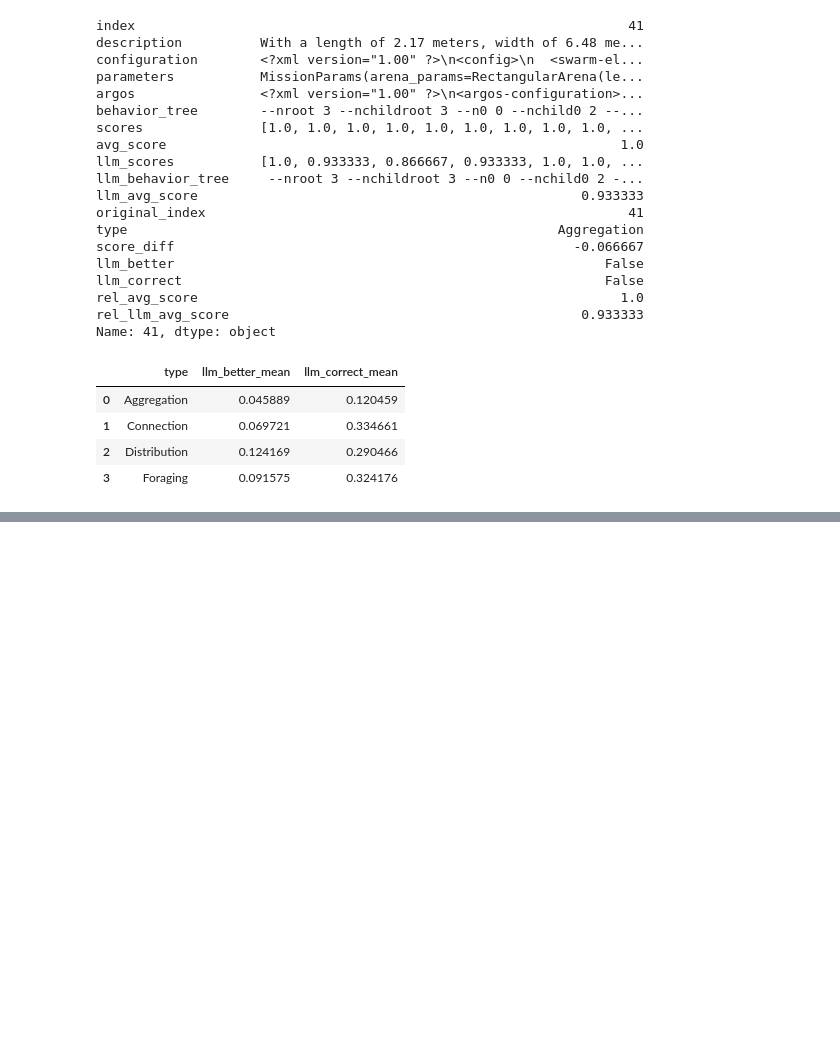
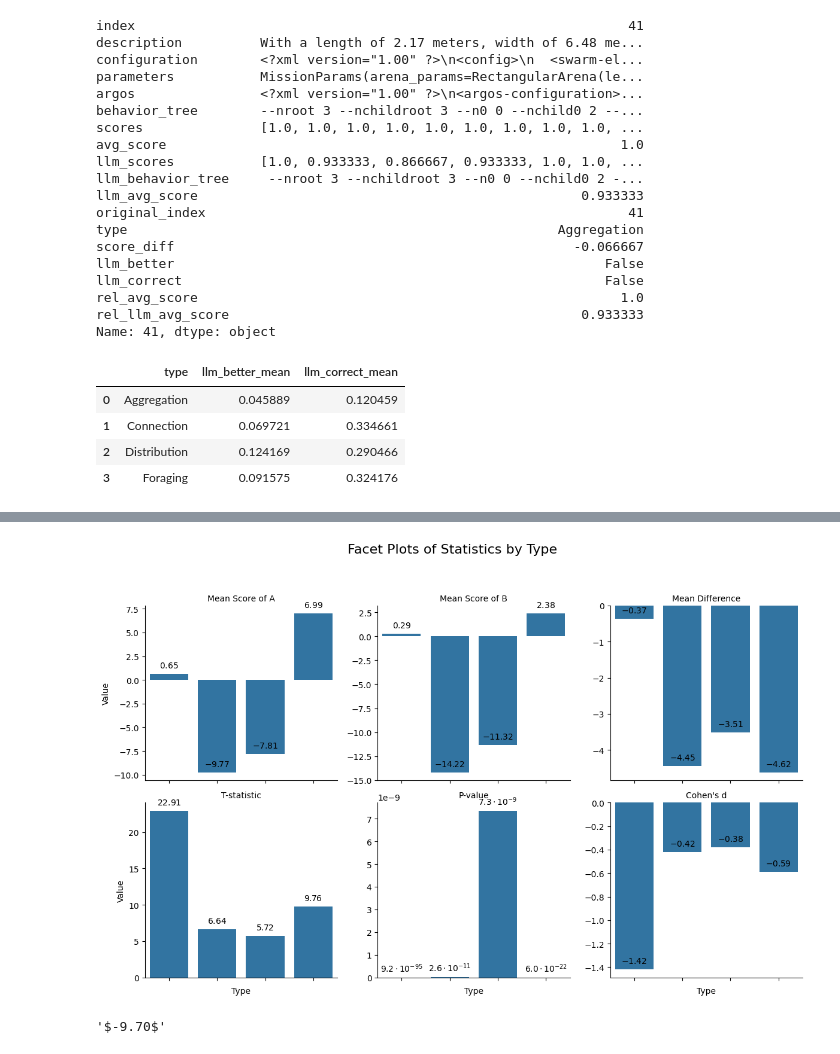
Before and after one commit to julianjandeleit/thesis_llm_collective_behavior_generation, a Jupyter notebook: analysis_notebooks/llm_comparative_analysis.ipynb, the cells around one changed output, grey strips where cells are left out. Cells and saved outputs as stored; diff of their text form; code cells hidden in the pictures; blank space fills up the shorter version.

Commit message:
statistics comparison

```diff
--- a/analysis_notebooks/llm_comparative_analysis.ipynb
+++ b/analysis_notebooks/llm_comparative_analysis.ipynb
@@ -267,0 +354,9 @@ df.groupby('type').agg(
+# %%
+def apply_comparison(group):
+        comparison_df = convert_to_comparison_df(group)
+        return compare_methods(comparison_df, "Method", "Score", "A", "B")
+
+    # Group by the type column and apply the comparison functionres =
+res = df.groupby("type").apply(apply_comparison)
+results = {name: result for name, result in res.items()}
+results
@@ -267,0 +381,67 @@ df.groupby('type').agg(
+# %%
+import pandas as pd
+import seaborn as sns
+import matplotlib.pyplot as plt
+
+# Convert the dictionary to a DataFrame
+results_df = pd.DataFrame.from_dict({k: v for k, v in results.items()}, orient='index')
+
+# Reset index to have 'Type' as a column
+results_df.reset_index(inplace=True)
+results_df.rename(columns={'index': 'Type'}, inplace=True)
+
+# Melt the DataFrame for easier plotting
+melted_df = results_df.melt(id_vars='Type', value_vars=['Mean Score of A', 'Mean Score of B', 'Mean Difference', 'T-statistic', 'P-value', "Cohen's d"],
+                             var_name='Statistic', value_name='Value')
+
+# Create a FacetGrid
+g = sns.FacetGrid(melted_df, col='Statistic', col_wrap=3, height=4, sharey=False)
+g.map(sns.barplot, 'Type', 'Value', order=results_df['Type'])
+
+# Function to annotate bars with their values in LaTeX-style exponential format
+def format_exponential(number):
+    """Format a number in LaTeX-style exponential notation."""
+    if number == 0:
+        return r'$0$'
+
+    # Calculate the exponent and coefficient
+    exponent = int(np.floor(np.log10(abs(number))))
+    coefficient = number / 10**exponent
+
+    if abs(exponent) <= 1:
+        return r'${:.2f}$'.format(number)
+    # Format the string in LaTeX style
+    formatted_string = r'${:.1f} \cdot 10^{{{}}}$'.format(coefficient, exponent)
+
+    return formatted_string
+
+def annotate_bars(ax):
+    for p in ax.patches:
+        height = p.get_height()
+
+        ax.annotate(format_exponential(height),  # LaTeX-style formatting
+                    (p.get_x() + p.get_width() / 2., height),
+                    ha='center', va='bottom',
+                    fontsize=10,
+                    xytext=(0, 5),  # Offset text
+                    textcoords='offset points')
+
+# Apply the annotation function to each facet
+for ax in g.axes.flatten():
+    annotate_bars(ax)
+
+# Set x-tick labels and titles
+g.set_xticklabels(rotation=45)
+g.set_titles(col_template="{col_name}")
+g.set_axis_labels("Type", "Value")
+g.fig.suptitle('Facet Plots of Statistics by Type', fontsize=16)
+plt.subplots_adjust(top=0.85)  # Adjust title position
+plt.show()
+# %% [output]
+[figure, added]
+# %%
+
+
+format_exponential(-9.7)
+# %% [output]
+'$-9.70$'
```
Also changed, not shown: parts of 7 cells of this notebook.
